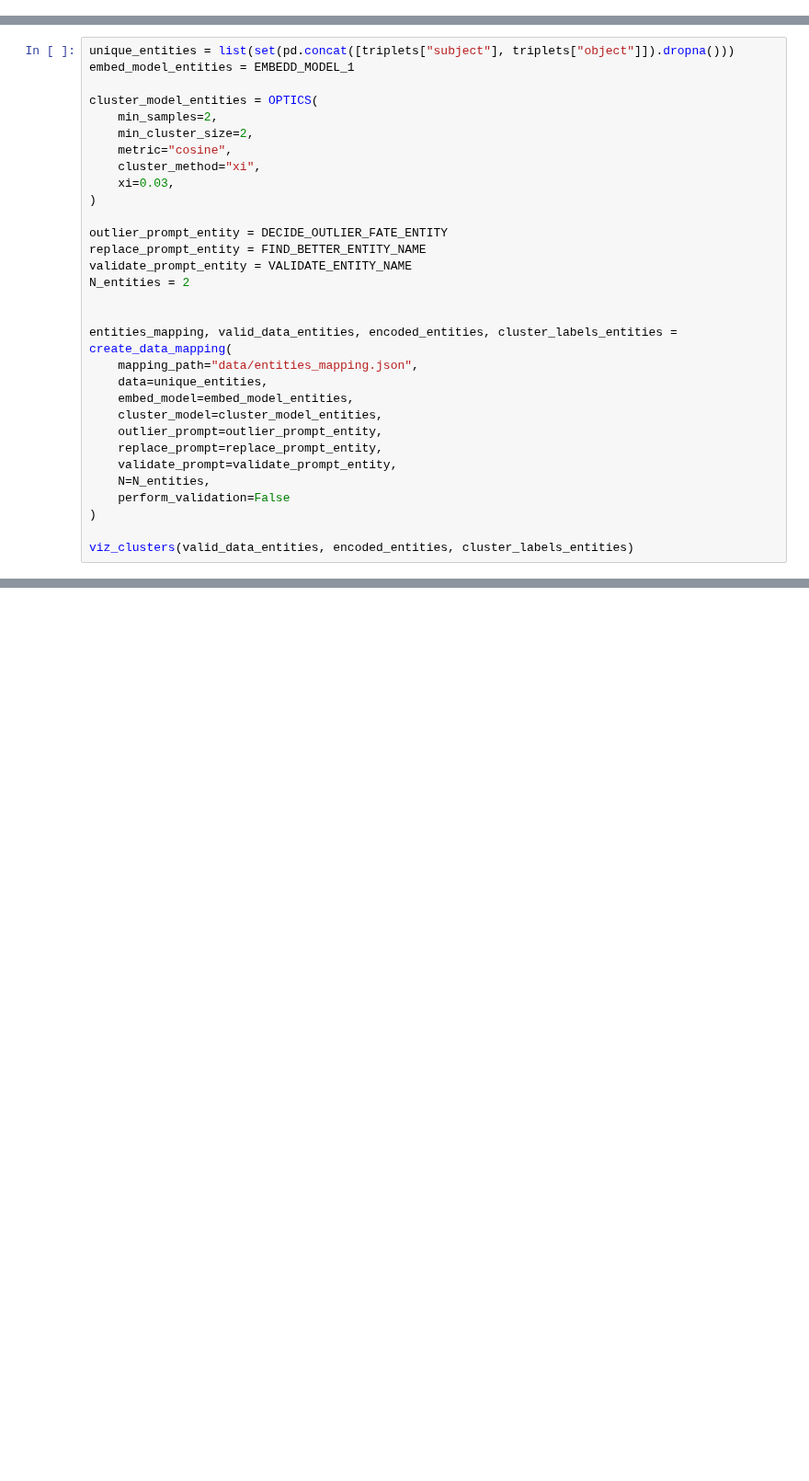
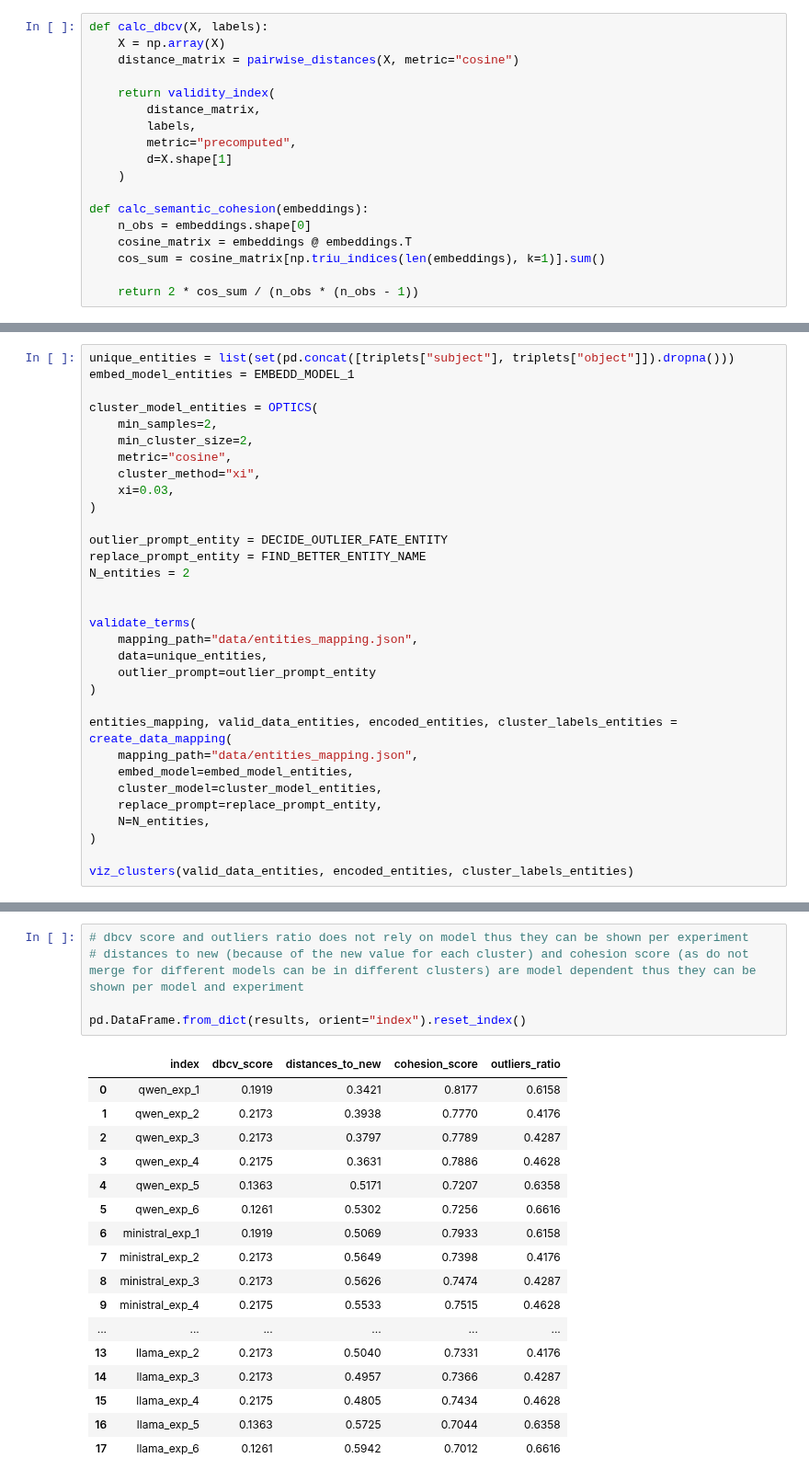
Before and after one commit to grzegorzZ1/masters_2025_nlp, a Jupyter notebook: app/database_utils/kg/2_trimming_entities.ipynb, the cells around one changed output, grey strips where cells are left out. Shown at 92% size. Drawn from its saved outputs; the diff is of its cells as text; blank space fills up the shorter version.

Commit message:
more experiments

```diff
--- a/app/database_utils/kg/2_trimming_entities.ipynb
+++ b/app/database_utils/kg/2_trimming_entities.ipynb
@@ -27 +27,19 @@ triplets = pd.read_csv("data/triplets.csv")
+# %%
+def calc_dbcv(X, labels):
+    X = np.array(X)
+    distance_matrix = pairwise_distances(X, metric="cosine")
+
+    return validity_index(
+        distance_matrix,
+        labels,
+        metric="precomputed",
+        d=X.shape[1]
+    )
+
+def calc_semantic_cohesion(embeddings):
+    n_obs = embeddings.shape[0]
+    cosine_matrix = embeddings @ embeddings.T
+    cos_sum = cosine_matrix[np.triu_indices(len(embeddings), k=1)].sum()
+
+    return 2 * cos_sum / (n_obs * (n_obs - 1))
 # %%
@@ -165,20 +189,21 @@ cluster_model_entities = OPTICS(
 
 outlier_prompt_entity = DECIDE_OUTLIER_FATE_ENTITY
 replace_prompt_entity = FIND_BETTER_ENTITY_NAME
-validate_prompt_entity = VALIDATE_ENTITY_NAME
 N_entities = 2
 
 
+validate_terms(
+    mapping_path="data/entities_mapping.json",
+    data=unique_entities,
+    outlier_prompt=outlier_prompt_entity
+)
+
 entities_mapping, valid_data_entities, encoded_entities, cluster_labels_entities = create_data_mapping(
     mapping_path="data/entities_mapping.json",
-    data=unique_entities,
     embed_model=embed_model_entities,
     cluster_model=cluster_model_entities,
-    outlier_prompt=outlier_prompt_entity,
     replace_prompt=replace_prompt_entity,
-    validate_prompt=validate_prompt_entity,
     N=N_entities,
-    perform_validation=False
 )
 
 viz_clusters(valid_data_entities, encoded_entities, cluster_labels_entities)
@@ -239,0 +357,23 @@ new_triplets.to_csv("data/new_triplets.csv", index=False)
+# %%
+# dbcv score and outliers ratio does not rely on model thus they can be shown per experiment
+# distances to new (because of the new value for each cluster) and cohesion score (as do not merge for different models can be in different clusters) are model dependent thus they can be shown per model and experiment
+
+pd.DataFrame.from_dict(results, orient="index").reset_index()
+# %% [output]
+|  | index | dbcv_score | distances_to_new | cohesion_score | outliers_ratio |
+| 0 | qwen_exp_1 | 0.1919 | 0.3421 | 0.8177 | 0.6158 |
+| 1 | qwen_exp_2 | 0.2173 | 0.3938 | 0.7770 | 0.4176 |
+| 2 | qwen_exp_3 | 0.2173 | 0.3797 | 0.7789 | 0.4287 |
+| 3 | qwen_exp_4 | 0.2175 | 0.3631 | 0.7886 | 0.4628 |
+| 4 | qwen_exp_5 | 0.1363 | 0.5171 | 0.7207 | 0.6358 |
+| 5 | qwen_exp_6 | 0.1261 | 0.5302 | 0.7256 | 0.6616 |
+| 6 | ministral_exp_1 | 0.1919 | 0.5069 | 0.7933 | 0.6158 |
+| 7 | ministral_exp_2 | 0.2173 | 0.5649 | 0.7398 | 0.4176 |
+| 8 | ministral_exp_3 | 0.2173 | 0.5626 | 0.7474 | 0.4287 |
+| 9 | ministral_exp_4 | 0.2175 | 0.5533 | 0.7515 | 0.4628 |
+| ... | ... | ... | ... | ... | ... |
+| 13 | llama_exp_2 | 0.2173 | 0.5040 | 0.7331 | 0.4176 |
+| 14 | llama_exp_3 | 0.2173 | 0.4957 | 0.7366 | 0.4287 |
+| 15 | llama_exp_4 | 0.2175 | 0.4805 | 0.7434 | 0.4628 |
+| 16 | llama_exp_5 | 0.1363 | 0.5725 | 0.7044 | 0.6358 |
+| 17 | llama_exp_6 | 0.1261 | 0.5942 | 0.7012 | 0.6616 |
```
Also changed, not shown: parts of 11 cells of this notebook, 2 other files.
